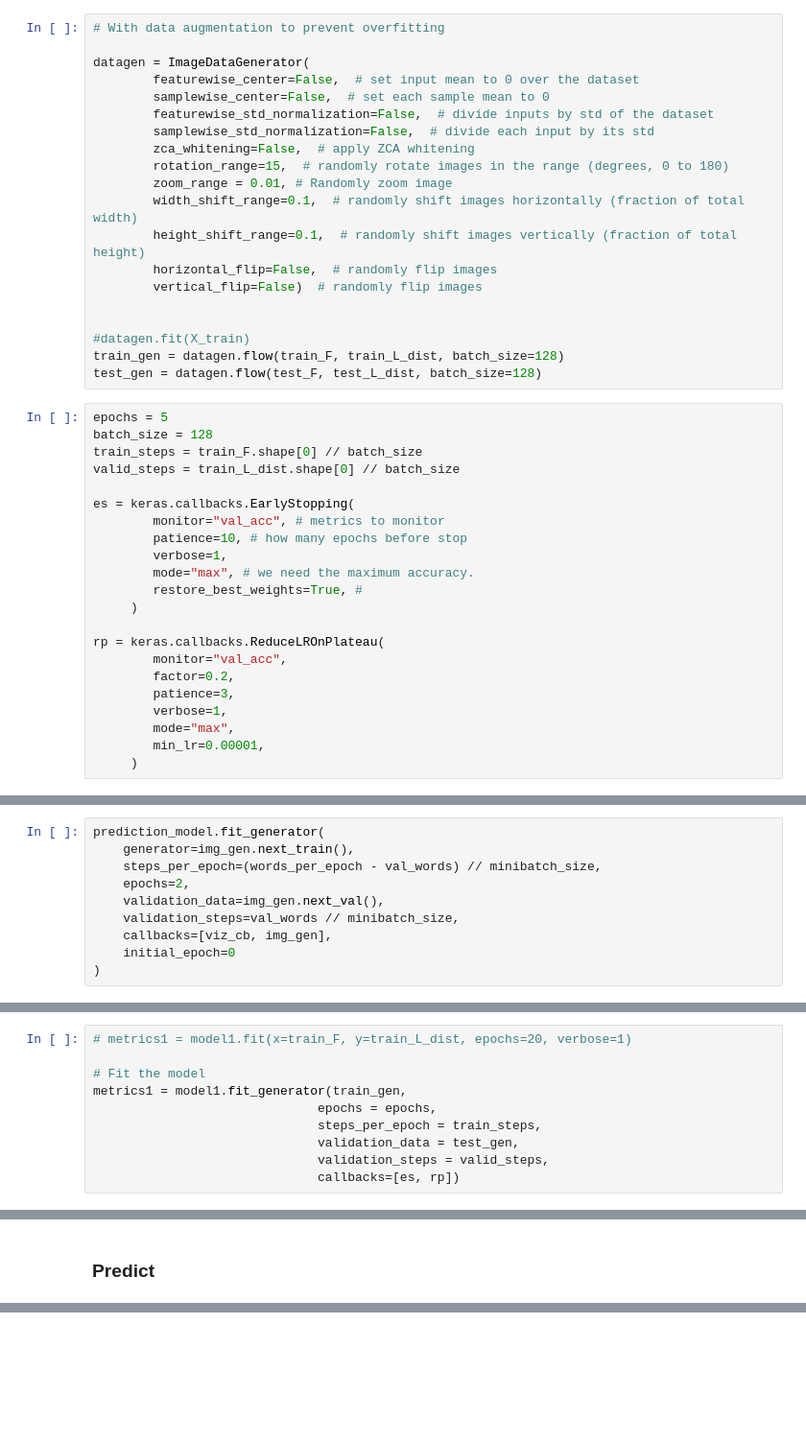
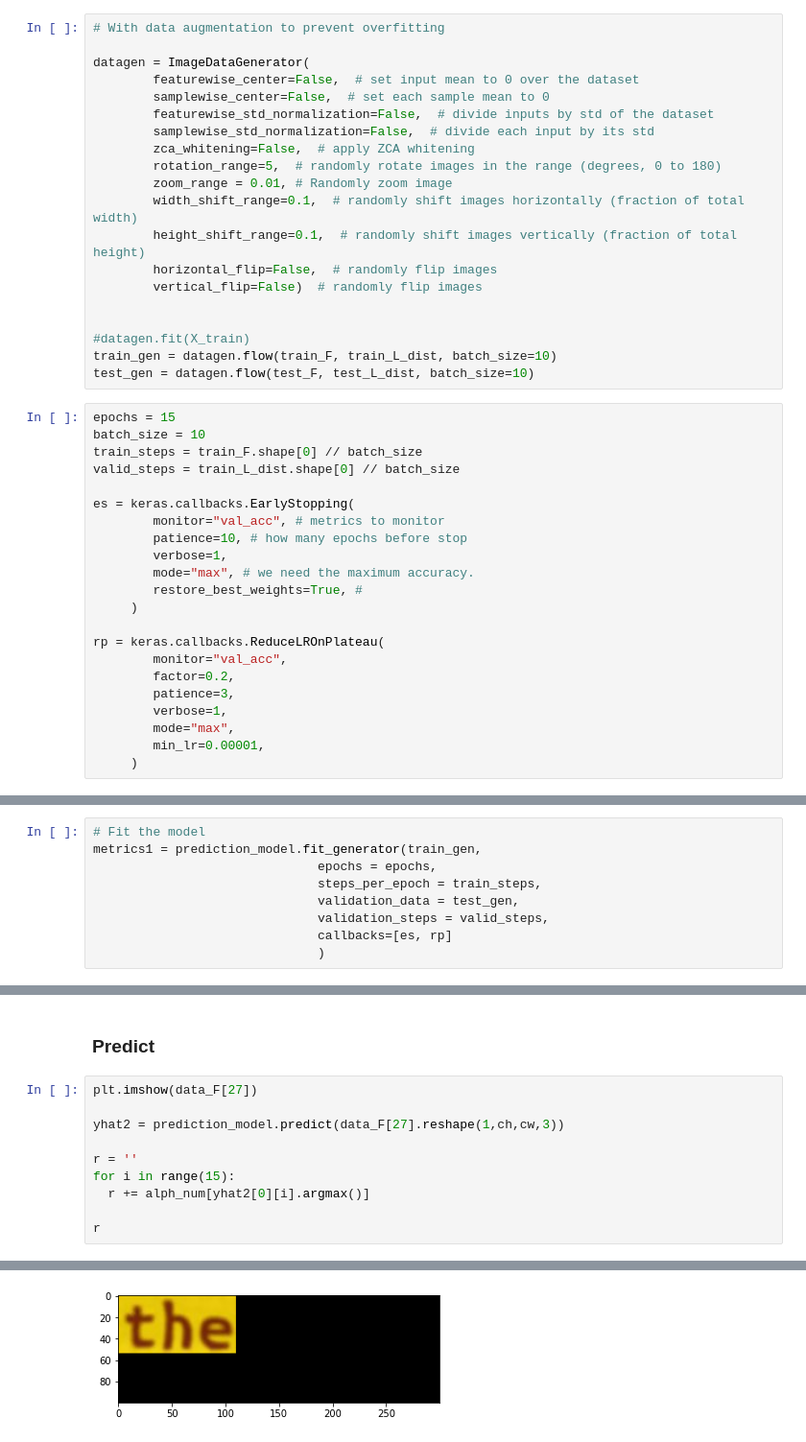
Before and after one commit to danyentezari/bn-ocr, a Jupyter notebook: keras_ocr_bignumber_generator.ipynb, the cells around one changed output, grey strips where cells are left out. Shown: that part at 96% size. Drawn from its saved outputs; the diff is of its cells as text; blank space fills up the shorter version.

```diff
--- a/keras_ocr_bignumber_generator.ipynb
+++ b/keras_ocr_bignumber_generator.ipynb
@@ -231,7 +281,7 @@ datagen = ImageDataGenerator(
         featurewise_std_normalization=False,  # divide inputs by std of the dataset
         samplewise_std_normalization=False,  # divide each input by its std
         zca_whitening=False,  # apply ZCA whitening
-        rotation_range=15,  # randomly rotate images in the range (degrees, 0 to 180)
+        rotation_range=5,  # randomly rotate images in the range (degrees, 0 to 180)
         zoom_range = 0.01, # Randomly zoom image
         width_shift_range=0.1,  # randomly shift images horizontally (fraction of total width)
         height_shift_range=0.1,  # randomly shift images vertically (fraction of total height)
@@ -240,11 +290,11 @@ datagen = ImageDataGenerator(
 
 
 #datagen.fit(X_train)
-train_gen = datagen.flow(train_F, train_L_dist, batch_size=128)
-test_gen = datagen.flow(test_F, test_L_dist, batch_size=128)
+train_gen = datagen.flow(train_F, train_L_dist, batch_size=10)
+test_gen = datagen.flow(test_F, test_L_dist, batch_size=10)
 # %%
-epochs = 5
-batch_size = 128
+epochs = 15
+batch_size = 10
 train_steps = train_F.shape[0] // batch_size
 valid_steps = train_L_dist.shape[0] // batch_size
 
@@ -831,10 +462,0 @@ viz_cb = VizCallback('1', test_func, img_gen.next_val())
-# %%
-prediction_model.fit_generator(
-    generator=img_gen.next_train(),
-    steps_per_epoch=(words_per_epoch - val_words) // minibatch_size,
-    epochs=2,
-    validation_data=img_gen.next_val(),
-    validation_steps=val_words // minibatch_size,
-    callbacks=[viz_cb, img_gen],
-    initial_epoch=0
-)
@@ -841,10 +467,9 @@ prediction_model.fit_generator(
 # %%
-# metrics1 = model1.fit(x=train_F, y=train_L_dist, epochs=20, verbose=1)
-
 # Fit the model
-metrics1 = model1.fit_generator(train_gen,
+metrics1 = prediction_model.fit_generator(train_gen,
                               epochs = epochs,
                               steps_per_epoch = train_steps,
                               validation_data = test_gen,
                               validation_steps = valid_steps,
-                              callbacks=[es, rp])
+                              callbacks=[es, rp]
+                              )
@@ -851,2 +494,13 @@ metrics1 = model1.fit_generator(train_gen,
 # %% [markdown]
 ### Predict
+# %%
+plt.imshow(data_F[27])
+
+yhat2 = prediction_model.predict(data_F[27].reshape(1,ch,cw,3))
+
+r = ''
+for i in range(15):
+  r += alph_num[yhat2[0][i].argmax()]
+
+r
+# %% [output]
@@ -852,0 +508 @@ metrics1 = model1.fit_generator(train_gen,
+[figure, added]
```
Also changed, not shown: parts of 22 cells of this notebook.
